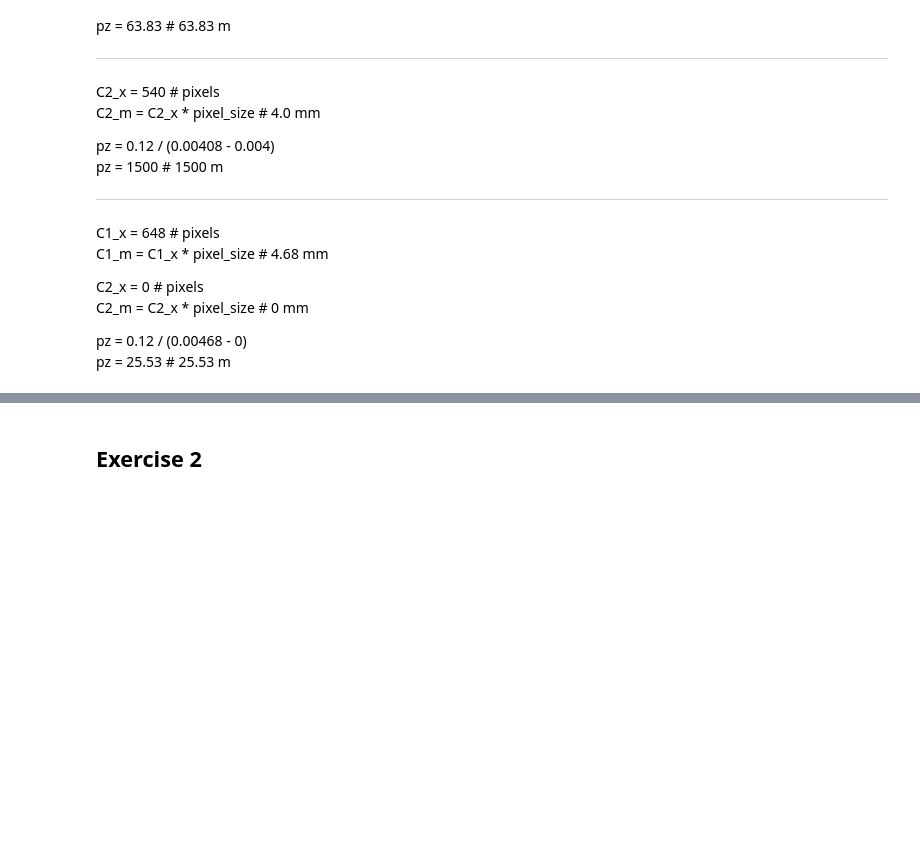
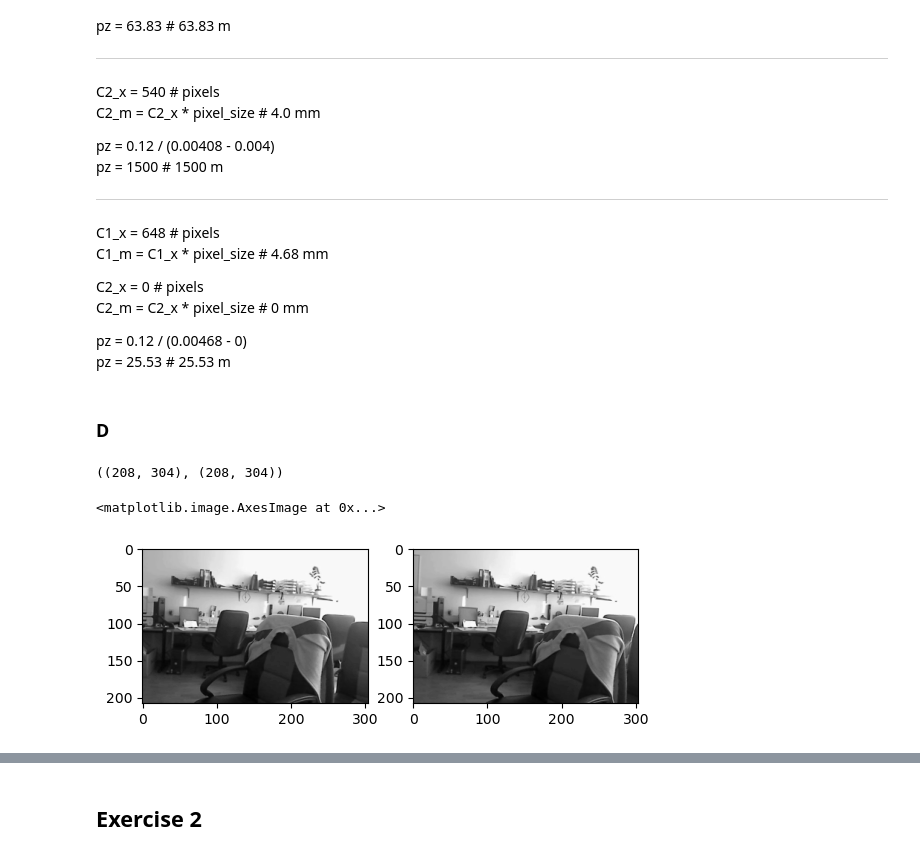
Before and after one commit to al-pi314/computer_vision, a Jupyter notebook: assigments/assigment5/solutions.ipynb, the cells around one changed output, grey strips where cells are left out. Drawn from its saved outputs; the diff is of its cells as text; code cells hidden in the pictures; blank space fills up the shorter version.

```diff
--- a/assigments/assigment5/solutions.ipynb
+++ b/assigments/assigment5/solutions.ipynb
@@ -92,3 +92,5 @@ C2_m = C2_x * pixel_size # 0 mm
 
 pz = 0.12 / (0.00468 - 0)
 pz = 25.53 # 25.53 m
+# %% [markdown]
+### D
@@ -94,0 +143,15 @@ pz = 25.53 # 25.53 m
+# %%
+office_left = readGrayF64("./assigments/assigment5/data/disparity/office_left.png")
+office_right = readGrayF64("./assigments/assigment5/data/disparity/office_right.png")
+office_left = cv2.resize(office_left, (0, 0), fx=0.5, fy=0.5)
+office_right = cv2.resize(office_right, (0, 0), fx=0.5, fy=0.5)
+office_left.shape, office_right.shape
+# %% [output]
+((208, 304), (208, 304))
+# %%
+fig, axes = plt.subplots(1, 2)
+axes[0].imshow(office_left, cmap='gray')
+axes[1].imshow(office_right, cmap='gray')
+# %% [output]
+<matplotlib.image.AxesImage at 0x...>
+[figure, added]
```
Also changed, not shown: parts of 3 cells of this notebook.
